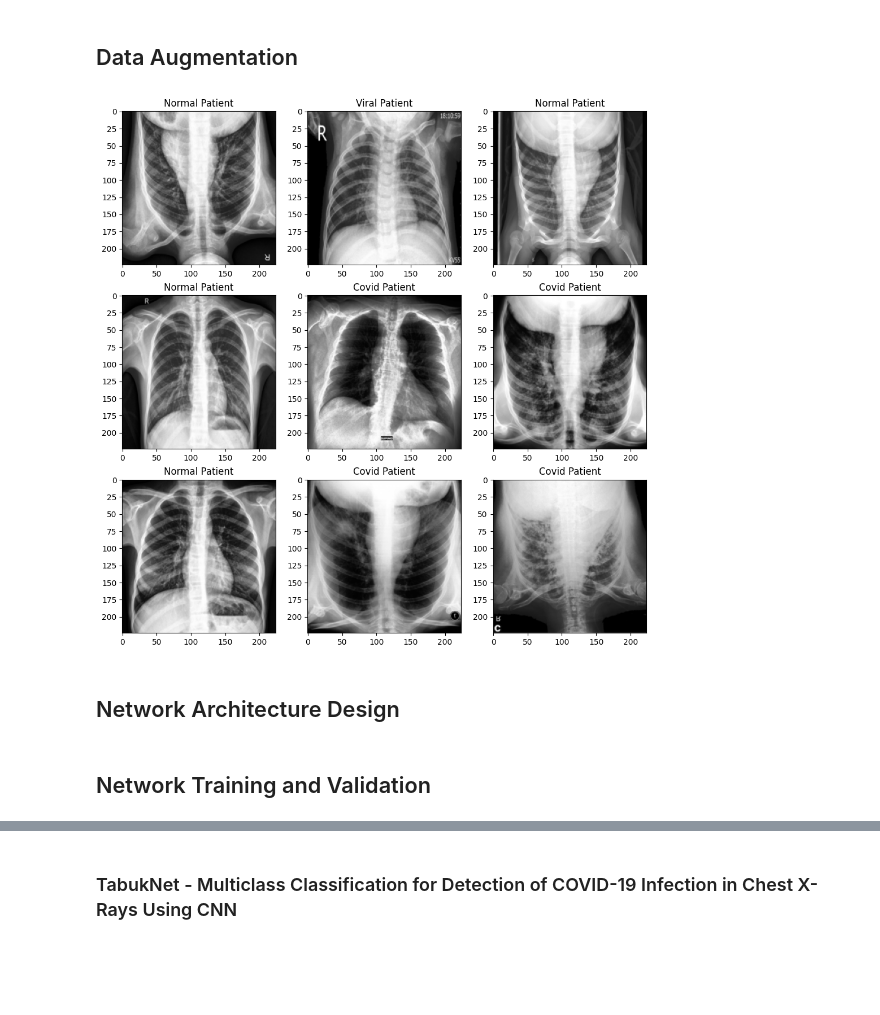
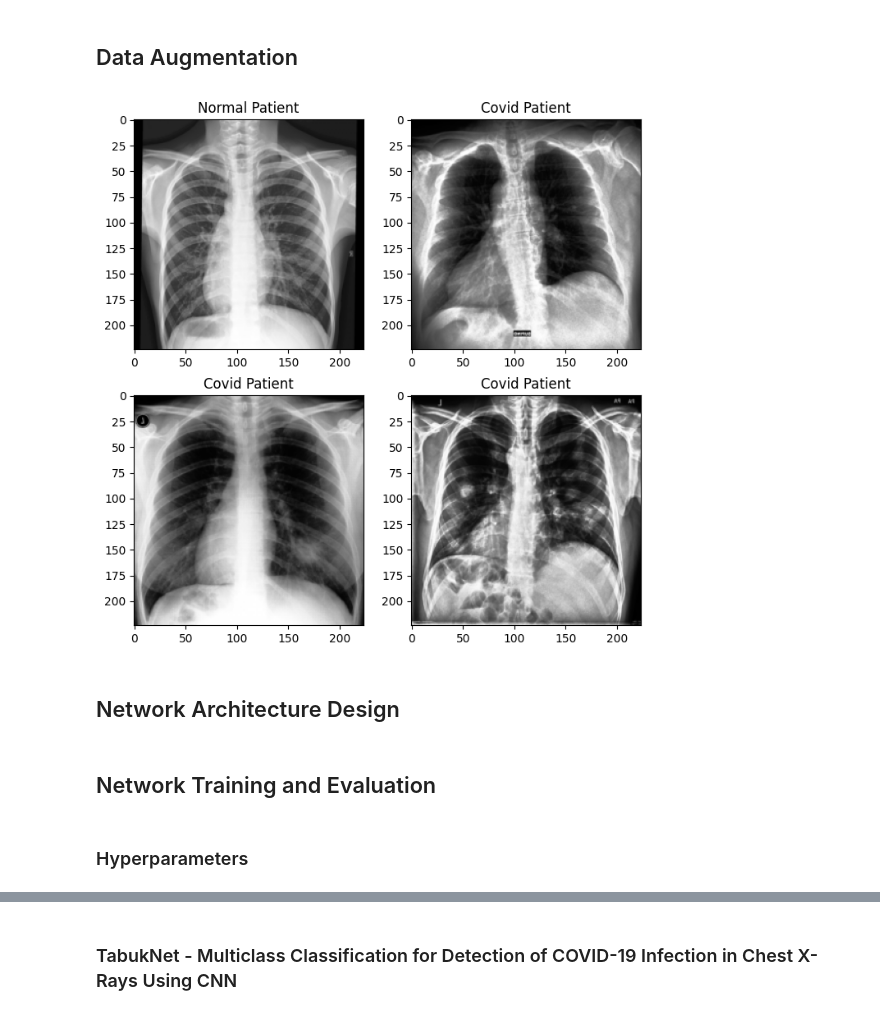
Before and after one commit to fernand0labra/ltu-M7016H, a Jupyter notebook: project.ipynb, the cells around one changed output, grey strips where cells are left out. Drawn from its saved outputs; the diff is of its cells as text; code cells hidden in the pictures; blank space fills up the shorter version.

Commit message:
Update models and add visualizations

```diff
--- a/project.ipynb
+++ b/project.ipynb
@@ -51,33 +51,32 @@ for set in set_path:
 # %%
 from torch.utils.data import DataLoader
 from torchvision import transforms, datasets
 
 augmentation_transform = transforms.Compose([
     transforms.RandomEqualize(1.0),  # Histogram equalization (./docs/papers/article-3.pdf)
-    transforms.RandomHorizontalFlip(0.5),
-    transforms.RandomVerticalFlip(0.5),  # TODO Does it make sense ¿?
+    transforms.RandomHorizontalFlip(1),
     transforms.Resize((224, 224)),
     transforms.ToTensor(),
 ])
 
-BATCH_SIZE = 3
+BATCH_SIZE = 2
 augmentation_dataset = datasets.ImageFolder('./data/train/', transform=augmentation_transform)
 augmentation_dataloader = DataLoader(augmentation_dataset, batch_size=BATCH_SIZE, shuffle=True)
 
 iterable = iter(augmentation_dataloader)
 fig = plt.figure(figsize=(BATCH_SIZE * 4, BATCH_SIZE * 4))
 
 for bix in range(0, BATCH_SIZE):
     image_list, label_list = next(iterable)
 
     for ix, (image, label) in enumerate(zip(image_list, label_list), 1):
         plt.subplot(BATCH_SIZE, BATCH_SIZE, bix * BATCH_SIZE + ix)  # [n_rows, n_cols, index]
         plt.imshow(image.numpy().transpose((1, 2, 0)))  # (C, H, W) -> (H, W, C)
         plt.title(augmentation_dataset.classes[label].capitalize() + " Patient")
 
 plt.show()
 # %% [output]
-[figure, old version]
+[figure, new version]
 # %% [markdown]
 ## Network Architecture Design
 # %%
@@ -142,5 +164,7 @@ class ChittagongNet(nn.Module):
 # %% [markdown]
-## Network Training and Validation
+## Network Training and Evaluation
+# %% [markdown]
+### Hyperparameters
 # %%
 import torch
 
```
Also changed, not shown: parts of 26 cells of this notebook, 15 other files.
